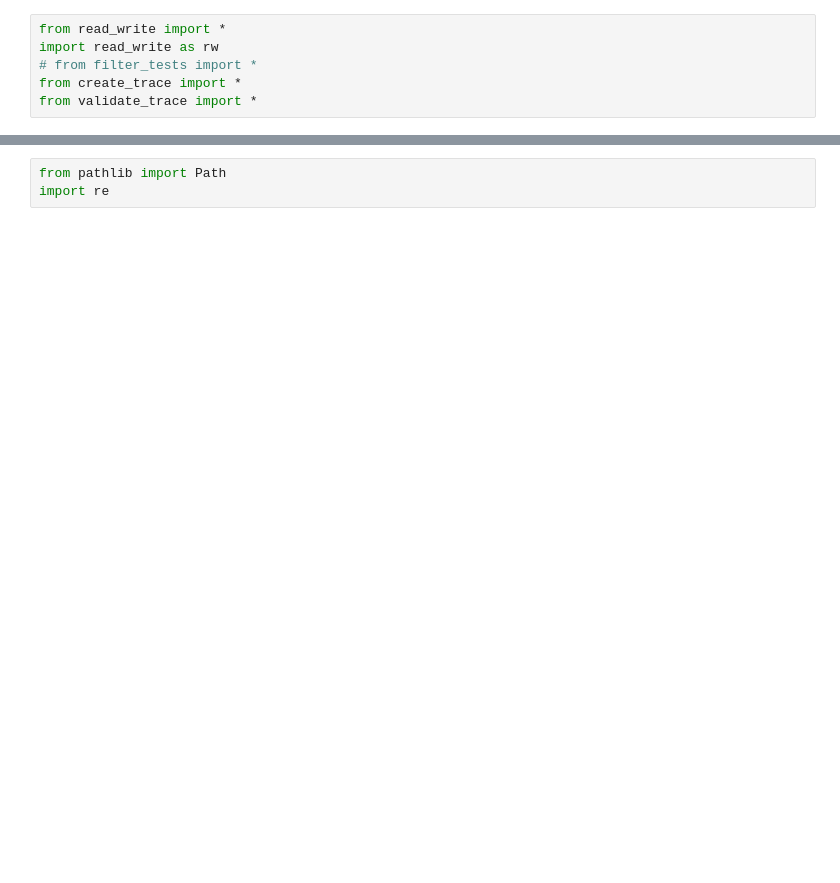
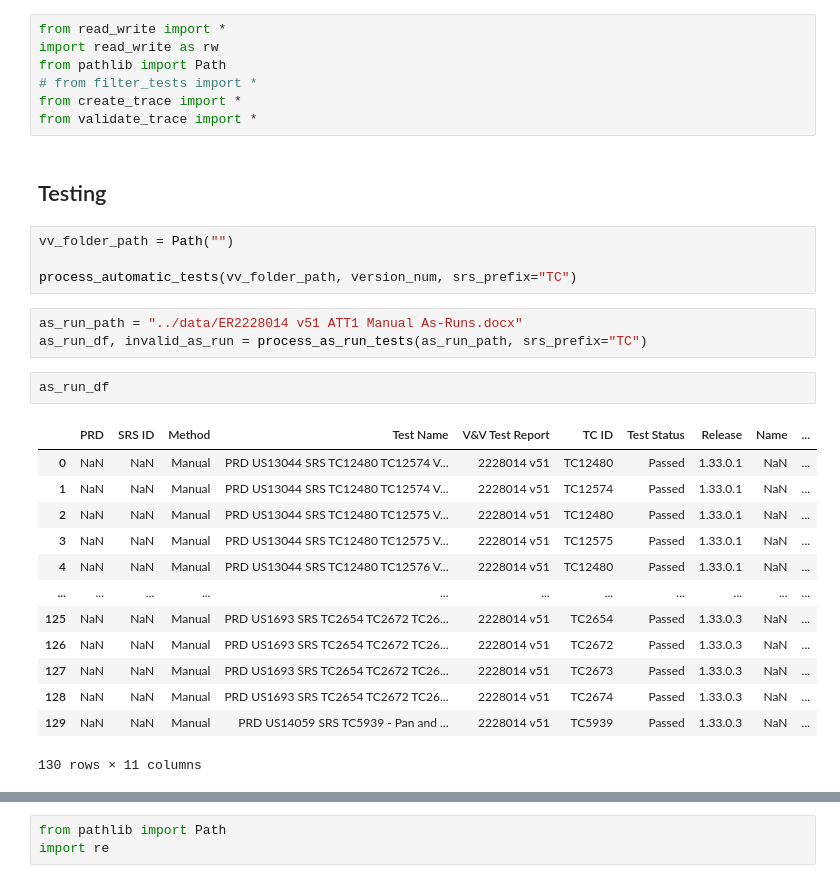
Before and after one commit to jacoblee628/systemsproject, a Jupyter notebook: src/more_experiments.ipynb, the cells around one changed output, grey strips where cells are left out. Saved outputs shown, nothing was run; the diff lists cells and outputs as text; blank space fills up the shorter version.

```diff
--- a/src/more_experiments.ipynb
+++ b/src/more_experiments.ipynb
@@ -1,6 +1,32 @@
 # %%
 from read_write import *
 import read_write as rw
+from pathlib import Path
 # from filter_tests import *
 from create_trace import *
 from validate_trace import *
+# %% [markdown]
+## Testing
+# %%
+vv_folder_path = Path("")
+
+process_automatic_tests(vv_folder_path, version_num, srs_prefix="TC")
+# %%
+as_run_path = "../data/ER2228014 v51 ATT1 Manual As-Runs.docx"
+as_run_df, invalid_as_run = process_as_run_tests(as_run_path, srs_prefix="TC")
+# %%
+as_run_df
+# %% [output]
+|  | PRD | SRS ID | Method | Test Name | V&V Test Report | TC ID | Test Status | Release | Name | ... |
+| 0 | NaN | NaN | Manual | PRD US13044 SRS TC12480 TC12574 V... | 2228014 v51 | TC12480 | Passed | 1.33.0.1 | NaN | ... |
+| 1 | NaN | NaN | Manual | PRD US13044 SRS TC12480 TC12574 V... | 2228014 v51 | TC12574 | Passed | 1.33.0.1 | NaN | ... |
+| 2 | NaN | NaN | Manual | PRD US13044 SRS TC12480 TC12575 V... | 2228014 v51 | TC12480 | Passed | 1.33.0.1 | NaN | ... |
+| 3 | NaN | NaN | Manual | PRD US13044 SRS TC12480 TC12575 V... | 2228014 v51 | TC12575 | Passed | 1.33.0.1 | NaN | ... |
+| 4 | NaN | NaN | Manual | PRD US13044 SRS TC12480 TC12576 V... | 2228014 v51 | TC12480 | Passed | 1.33.0.1 | NaN | ... |
+| ... | ... | ... | ... | ... | ... | ... | ... | ... | ... | ... |
+| 125 | NaN | NaN | Manual | PRD US1693 SRS TC2654 TC2672 TC26... | 2228014 v51 | TC2654 | Passed | 1.33.0.3 | NaN | ... |
+| 126 | NaN | NaN | Manual | PRD US1693 SRS TC2654 TC2672 TC26... | 2228014 v51 | TC2672 | Passed | 1.33.0.3 | NaN | ... |
+| 127 | NaN | NaN | Manual | PRD US1693 SRS TC2654 TC2672 TC26... | 2228014 v51 | TC2673 | Passed | 1.33.0.3 | NaN | ... |
+| 128 | NaN | NaN | Manual | PRD US1693 SRS TC2654 TC2672 TC26... | 2228014 v51 | TC2674 | Passed | 1.33.0.3 | NaN | ... |
+| 129 | NaN | NaN | Manual | PRD US14059 SRS TC5939 - Pan and ... | 2228014 v51 | TC5939 | Passed | 1.33.0.3 | NaN | ... |
+130 rows × 11 columns
```
Also changed, not shown: parts of 77 cells of this notebook, 2 other files.
